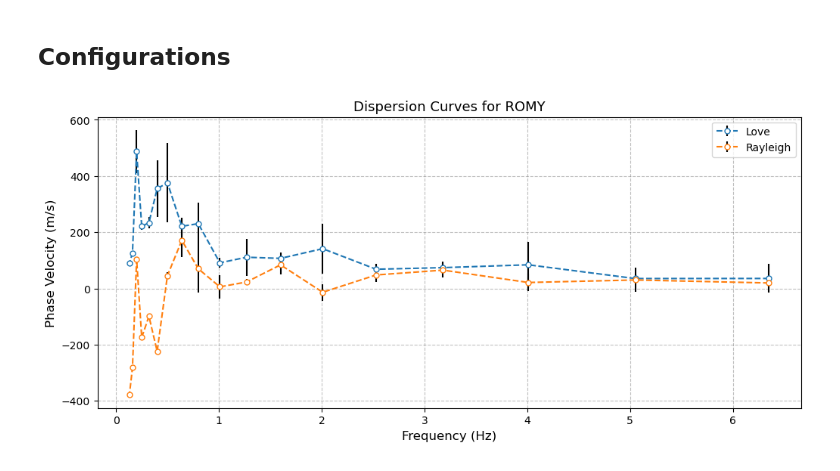
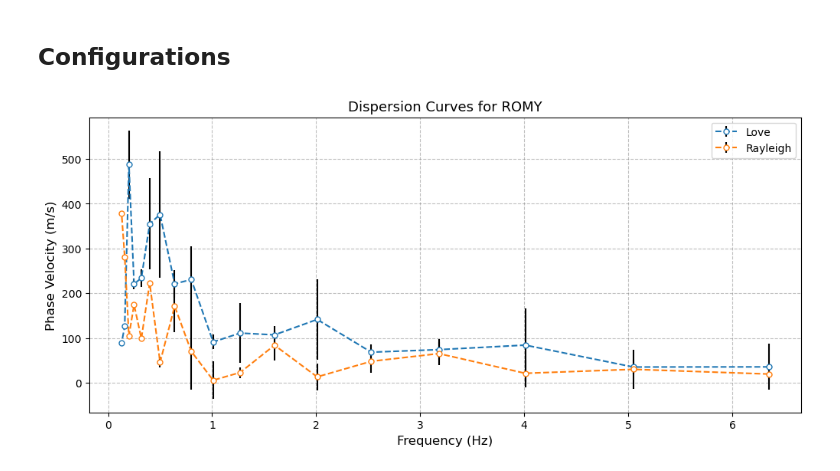
Before and after one commit to andbrocode/notebooks2, a Jupyter notebook: VelocityChanges/ROLODE_v3_plot.ipynb, the cells around one changed output. Saved outputs shown, nothing was run; the diff lists cells and outputs as text; code cells hidden in the pictures.

```diff
--- a/VelocityChanges/ROLODE_v3_plot.ipynb
+++ b/VelocityChanges/ROLODE_v3_plot.ipynb
@@ -66,33 +66,33 @@ def __makeplot():
     Nrow, Ncol = 1, 1
 
     font = 12
 
     fig, ax = plt.subplots(Nrow, Ncol, figsize=(12, 5), sharex=True)
 
     plt.subplots_adjust(hspace=0.1)
 
-    ax.errorbar(df_love['frequency'], df_love['mean'], yerr=df_love['std'],
+    ax.errorbar(df_love['frequency'], abs(df_love['mean']), yerr=df_love['std'],
                 ls="--", ms=5, marker="o", label="Love", ecolor="k", markerfacecolor="w")
-    ax.errorbar(df_rayl['frequency'], df_rayl['mean'], yerr=df_rayl['std'],
+    ax.errorbar(df_rayl['frequency'], abs(df_rayl['mean']), yerr=df_rayl['std'],
                 ls="--", ms=5, marker="o", label="Rayleigh", ecolor="k", markerfacecolor="w")
 
     # ax.set_xscale("log")
 
     # ax.set_ylim(0, 1.1*max(max(df_love['mean']), max(df_rayl['mean'])))
 
     ax.grid(which="both", ls="--", color="grey", alpha=0.5, zorder=0)
 
     ax.legend(loc=1)
 
     ax.set_ylabel("Phase Velocity (m/s)", fontsize=font)
     ax.set_xlabel("Frequency (Hz)", fontsize=font)
     ax.set_title("Dispersion Curves for ROMY", fontsize=font+1)
 
     plt.show();
     return fig
 
 fig = __makeplot();
 
 fig.savefig(path_to_figs+f"Dispersion_{tbeg}_{tend}.png", format="png", dpi=150, bbox_inches='tight')
 # %% [output]
-[figure, old version]
+[figure, new version]
```
Also changed, not shown: 11 other files.
